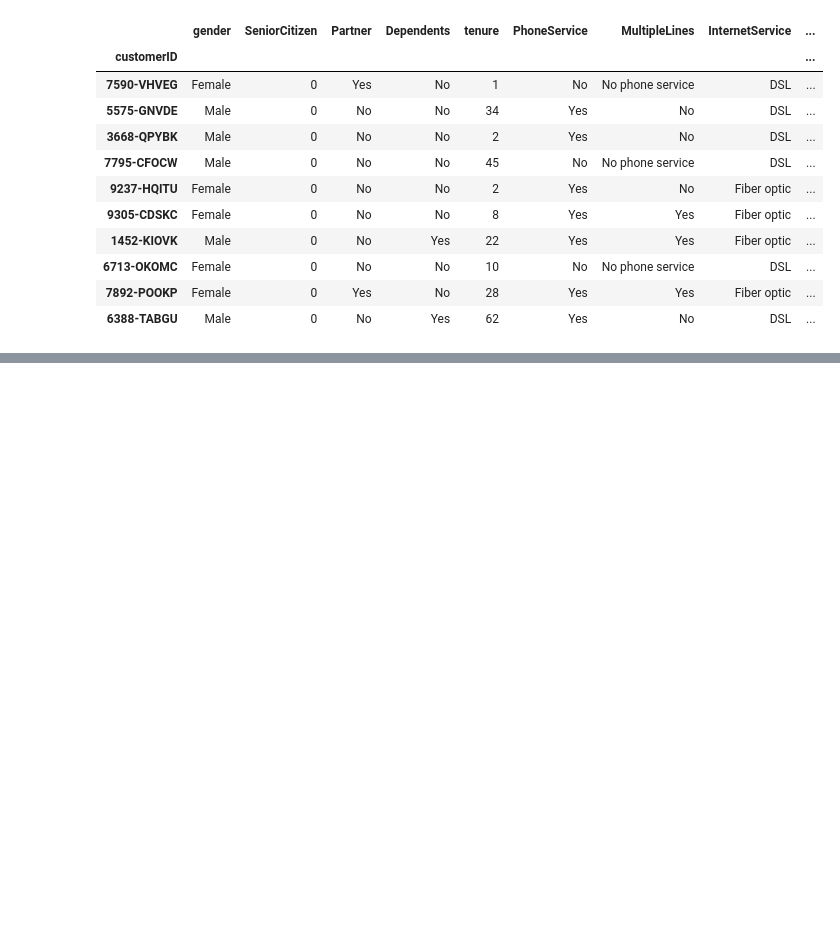
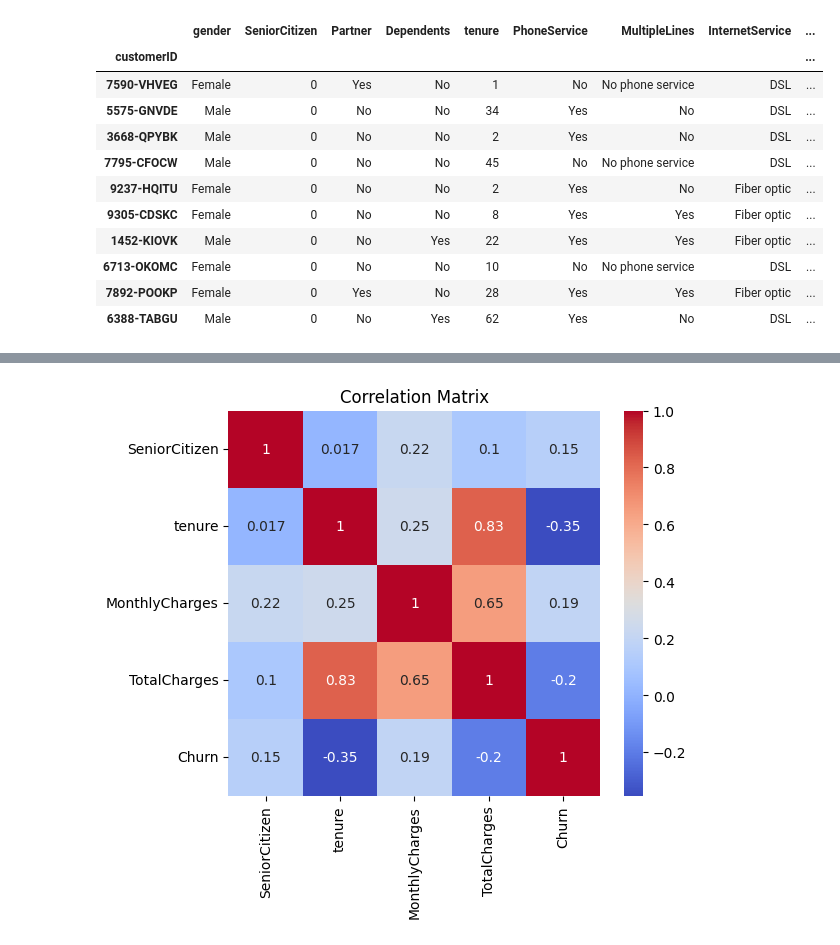
Before and after one commit to Kwasi-Dankwa/teleco-churn-project-ml, a Jupyter notebook: teleco_customer_churn.ipynb, the cells around one changed output, grey strips where cells are left out. Saved outputs shown, nothing was run; the diff lists cells and outputs as text; code cells hidden in the pictures; blank space fills up the shorter version.

Commit message:
adding eda phase(viz, correlation)

```diff
--- a/teleco_customer_churn.ipynb
+++ b/teleco_customer_churn.ipynb
@@ -166,0 +299,11 @@ df.head(10)
+# %%
+# Correlation map to assess multicollinearity
+df_numeric = df.select_dtypes(include=[np.number]) # selects numeric features
+corr_matrix = df_numeric.corr() # creates correlation matrix
+# Plot
+plt.figure(figsize=(6, 5))
+sns.heatmap(corr_matrix, annot=True, cmap='coolwarm')
+plt.title('Correlation Matrix')
+plt.show()
+# %% [output]
+[figure, added]
```
Also changed, not shown: parts of 8 cells of this notebook.
